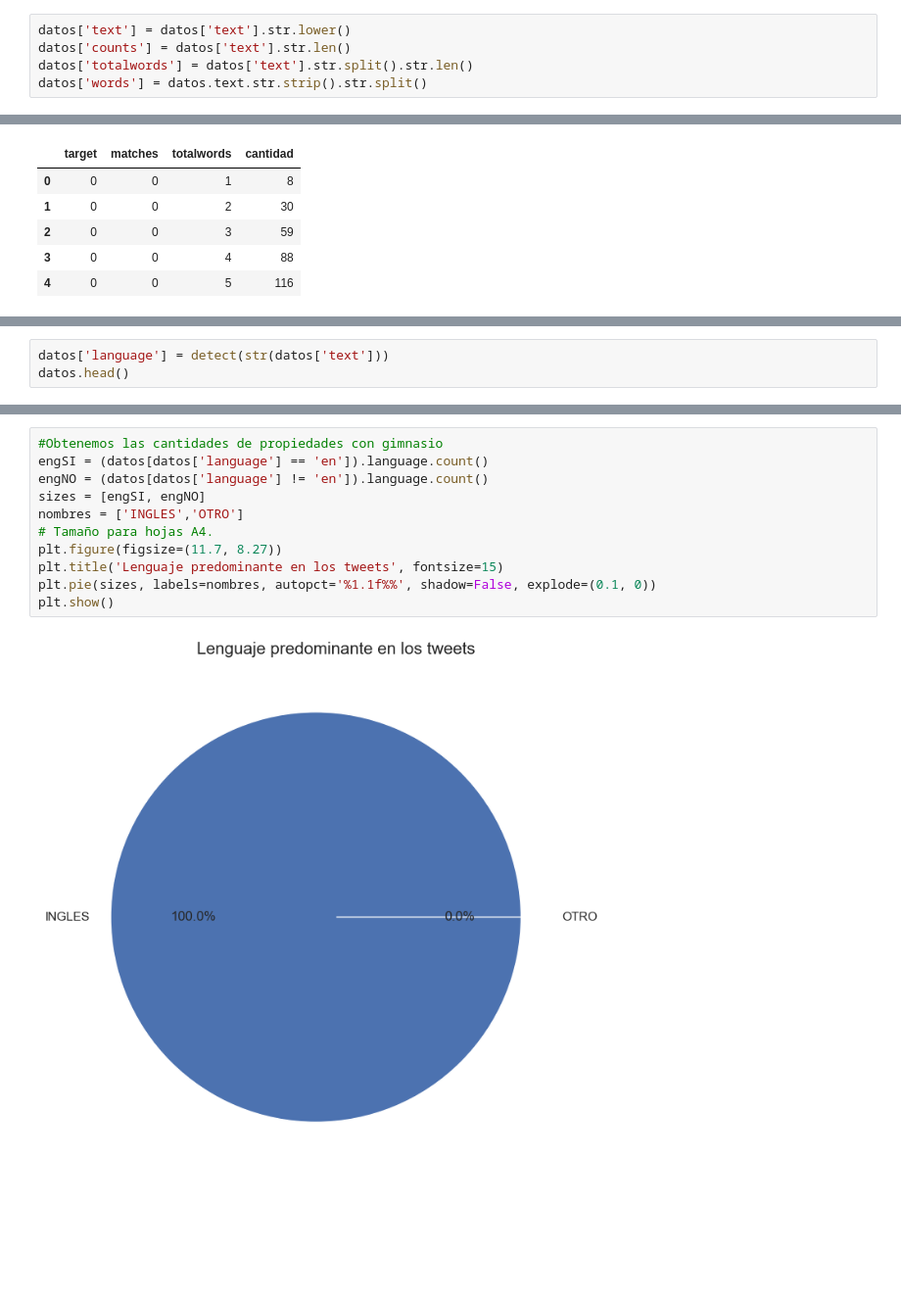
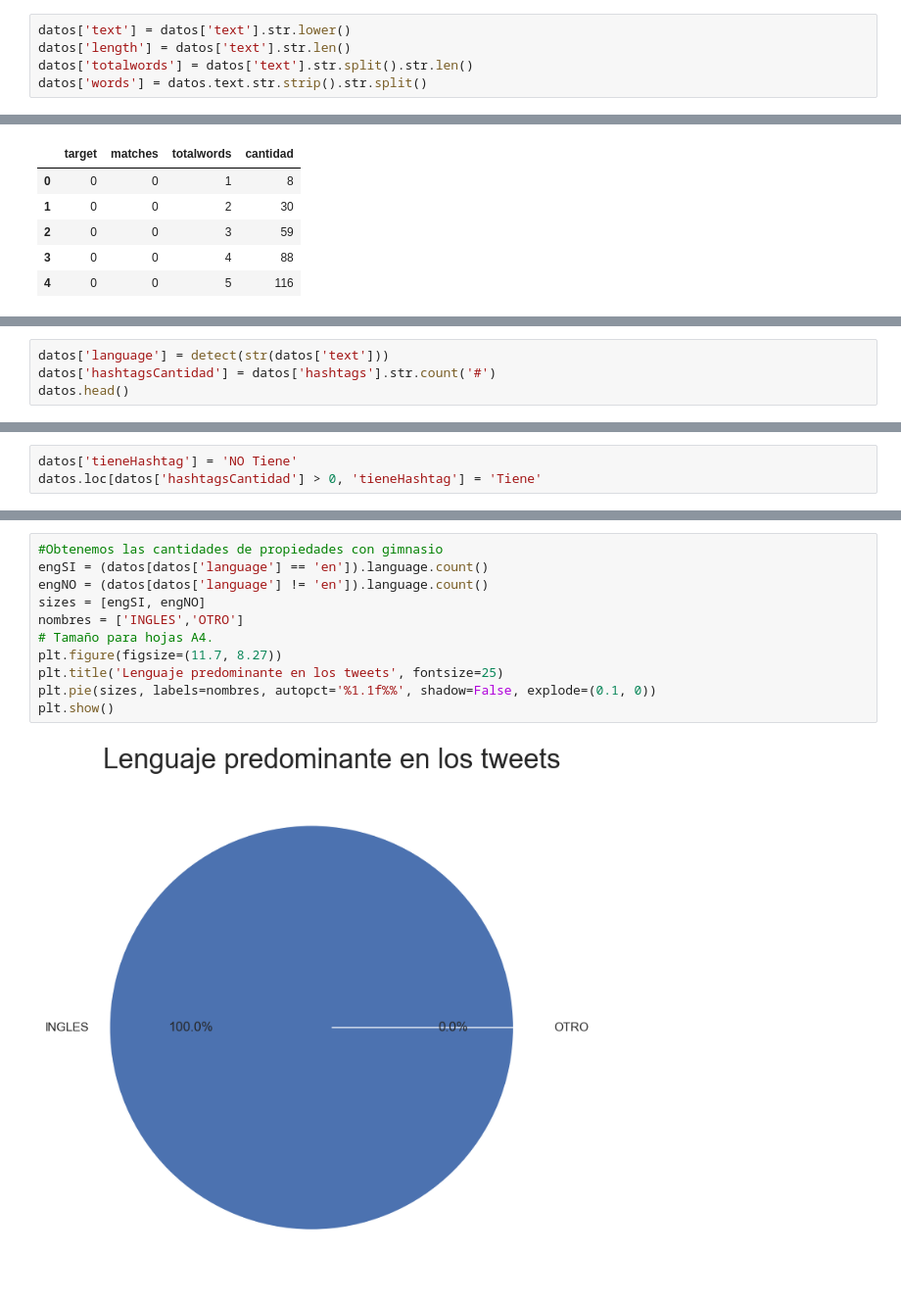
Before and after one commit to patopizzini/Organizacion_Datos_1C2020, a Jupyter notebook: TP1/TP1_Andres.ipynb, the cells around one changed output, grey strips where cells are left out. Shown at 98% size. Cells and saved outputs as stored; diff of their text form; blank space fills up the shorter version.

```diff
--- a/TP1/TP1_Andres.ipynb
+++ b/TP1/TP1_Andres.ipynb
@@ -39,7 +41,7 @@ datos.head()
 | 4 | 7 | NaN | NaN | Just got sent this photo from Rub... | 1 |
 # %%
 datos['text'] = datos['text'].str.lower()
-datos['counts'] = datos['text'].str.len()
+datos['length'] = datos['text'].str.len()
 datos['totalwords'] = datos['text'].str.split().str.len()
 datos['words'] = datos.text.str.strip().str.split()
 # %%
@@ -95,5 +99,6 @@ g.set(xlabel='Palabras', ylabel='Tweets')
 [figure]
 # %%
 datos['language'] = detect(str(datos['text']))
+datos['hashtagsCantidad'] = datos['hashtags'].str.count('#')
 datos.head()
 # %% [output]
@@ -105,0 +173,3 @@ datos.head()
+# %%
+datos['tieneHashtag'] = 'NO Tiene'
+datos.loc[datos['hashtagsCantidad'] > 0, 'tieneHashtag'] = 'Tiene'
@@ -106,13 +198,13 @@ datos.head()
 # %%
 #Obtenemos las cantidades de propiedades con gimnasio
 engSI = (datos[datos['language'] == 'en']).language.count()
 engNO = (datos[datos['language'] != 'en']).language.count()
 sizes = [engSI, engNO]
 nombres = ['INGLES','OTRO']
 # Tamaño para hojas A4.
 plt.figure(figsize=(11.7, 8.27))
-plt.title('Lenguaje predominante en los tweets', fontsize=15)
+plt.title('Lenguaje predominante en los tweets', fontsize=25)
 plt.pie(sizes, labels=nombres, autopct='%1.1f%%', shadow=False, explode=(0.1, 0))
 plt.show()
 # %% [output]
-[figure, old version]
+[figure, new version]
```
Also changed, not shown: parts of 25 cells of this notebook, 1 other file.
